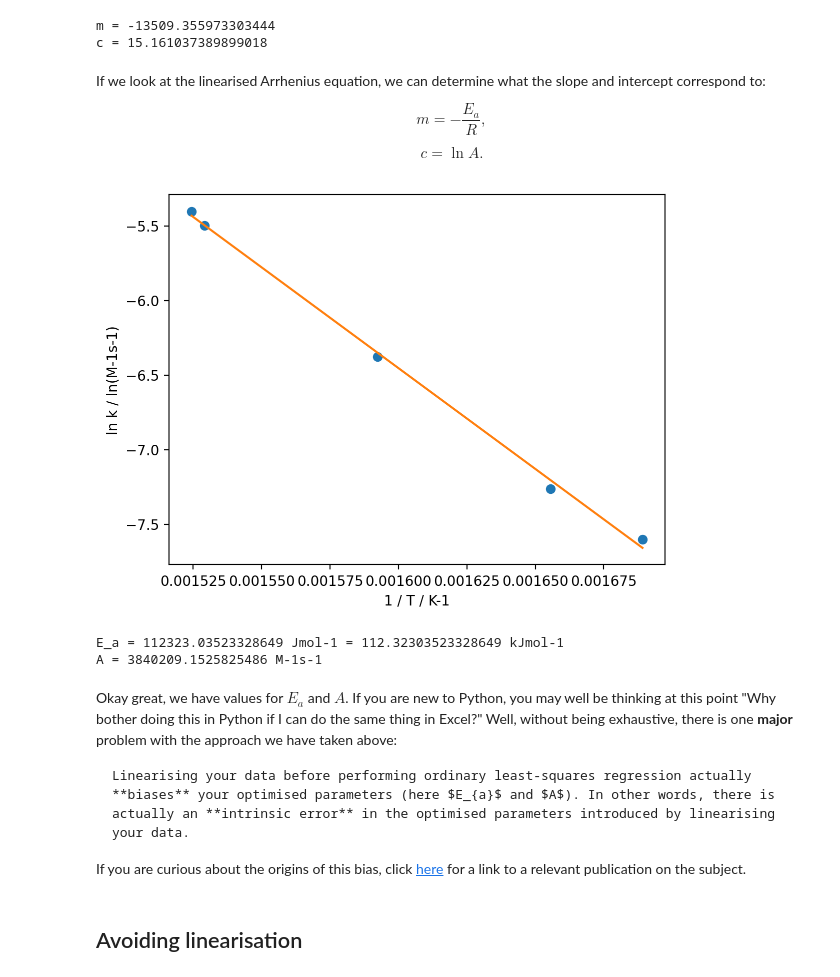
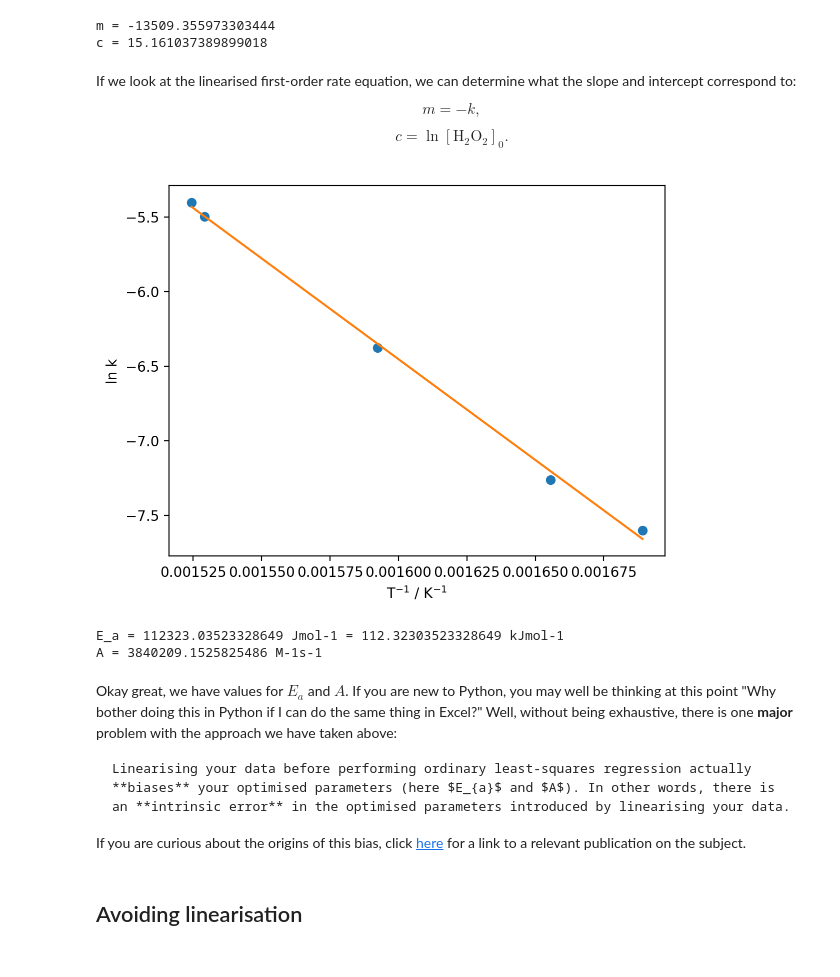
Before and after one commit to pythoninchemistry/ch12004, a Jupyter notebook: CH12004/lab_6/non_linear_regression.ipynb, the cells around one changed output. Cells and saved outputs as stored; diff of their text form; code cells hidden in the pictures.

````diff
--- a/CH12004/lab_6/non_linear_regression.ipynb
+++ b/CH12004/lab_6/non_linear_regression.ipynb
@@ -170,37 +178,37 @@ print(f'c = {regression_data.intercept}')
 m = -13509.355973303444
 c = 15.161037389899018
 # %% [markdown]
-If we look at the linearised Arrhenius equation, we can determine what the slope and intercept correspond to:
+If we look at the linearised first-order rate equation, we can determine what the slope and intercept correspond to:
 
-$$m = -\frac{E_{a}}{R},$$
+$$m = -k,$$
 
-$$c = \ln A.$$
+$$c = \ln [\mathrm{H}_{2}\mathrm{O}_{2}]_{0}.$$
 # %%
 from scipy.constants import R
 
 ln_k_model = regression_data.slope * reciprocal_T + regression_data.intercept
 
 plt.plot(reciprocal_T, ln_k, 'o')
 plt.plot(reciprocal_T, ln_k_model)
-plt.xlabel('1 / T / K-1')
-plt.ylabel('ln k / ln(M-1s-1)')
+plt.xlabel('T$^{-1}$ / K$^{-1}$')
+plt.ylabel('ln k')
 
 plt.show()
 
 E_a = -R * regression_data.slope
 A = np.exp(regression_data.intercept)
 
 print(f'E_a = {E_a} Jmol-1 = {E_a / 1000} kJmol-1')
 print(f'A = {A} M-1s-1')
 # %% [output]
-[figure, old version]
+[figure, new version]
 E_a = 112323.03523328649 Jmol-1 = 112.32303523328649 kJmol-1
 A = 3840209.1525825486 M-1s-1
 # %% [markdown]
 Okay great, we have values for $E_{a}$ and $A$. If you are new to Python, you may well be thinking at this point "Why bother doing this in Python if I can do the same thing in Excel?" Well, without being exhaustive, there is one **major** problem with the approach we have taken above:
 
 ```{important}
-Linearising your data before performing ordinary least-squares regression actually **biases** your optimised parameters (here $E_{a}$ and $A$). In other words, there is actually an **intrinsic error** in the optimised parameters introduced by linearising your data.
+Linearising your data before performing ordinary least-squares regression actually **biases** your optimised parameters (here $E_{a}$ and $A$). In other words, there is an **intrinsic error** in the optimised parameters introduced by linearising your data.
 ```
 
 If you are curious about the origins of this bias, click [here](https://pubs.acs.org/doi/10.1021/acs.jchemed.3c00466) for a link to a relevant publication on the subject.
````
Also changed, not shown: parts of 6 cells of this notebook, 2 other files.
